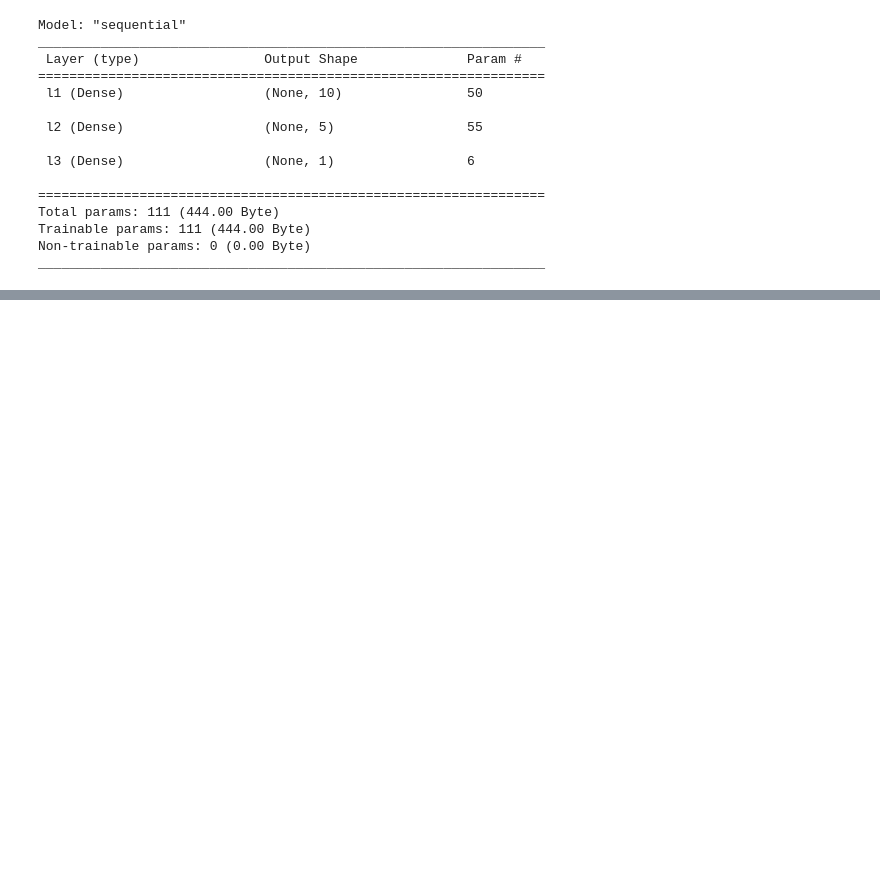
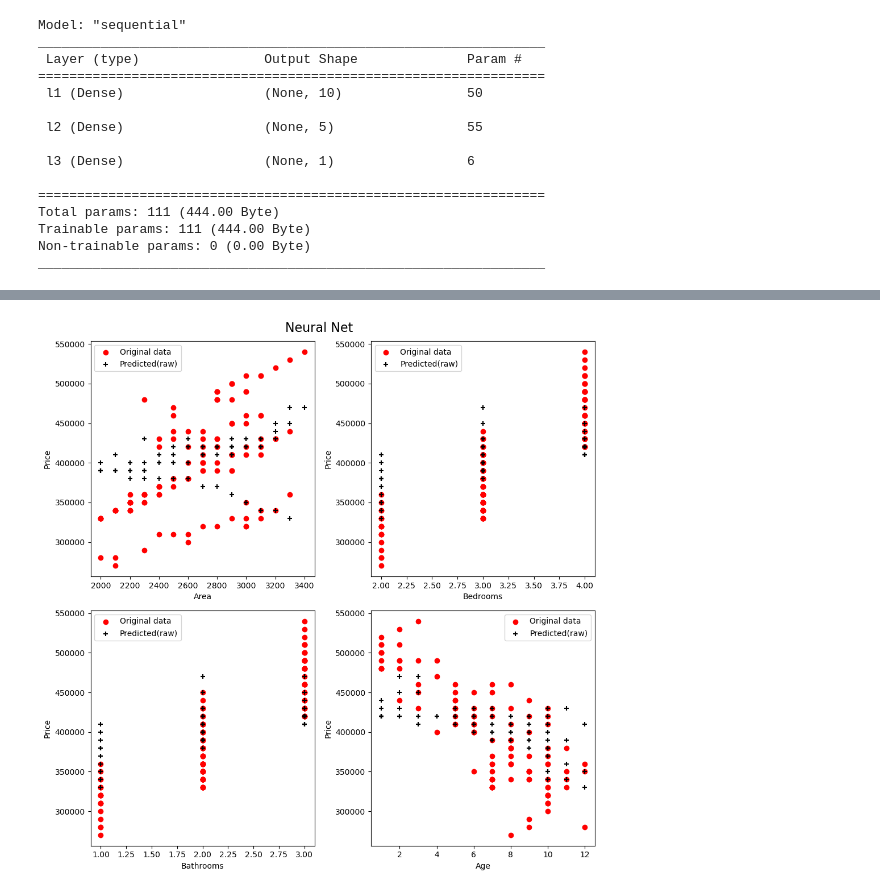
Before and after one commit to jayvatti/MLNotebookArchives, a Jupyter notebook: model_optimization.ipynb, the cells around one changed output, grey strips where cells are left out. Saved outputs shown, nothing was run; the diff lists cells and outputs as text; code cells hidden in the pictures; blank space fills up the shorter version.

```diff
--- a/model_optimization.ipynb
+++ b/model_optimization.ipynb
@@ -347,0 +363,16 @@ Extra - 0.2778365
+# %%
+prediction = new_model.predict(X_poly)
+
+#de_normalized = normalized * std(y) + mean(y)
+prediction_NN_UR = prediction * np.std(y_check) + np.mean(y_check)
+prediction_NN = np.round(prediction_NN_UR/ 10000) * 10000
+
+print("Prediction_NN:\n",prediction_NN[:5,:].reshape(-1,),"...")
+print("\nOriginal data:\n",data_denorm[:5,-1],"...")
+
+mse_calculater = MeanSquaredError()
+dataset_mse = ((prediction_NN.reshape(-1,)/100000 - data_denorm[:,-1]/100000) ** 2).mean()
+
+#factored by /100000
+#compare with multipleFeatureLinearRegression.ipynb
+print(f"\nDataset MSE: {dataset_mse}")
@@ -347,0 +388,22 @@ Extra - 0.2778365
+# %%
+
+fig, axs = plt.subplots(2, 2, figsize=(10, 10))
+# Set a title for the entire figure
+fig.suptitle('Neural Net', fontsize=16)
+features = ['Area', 'Bedrooms', 'Bathrooms', 'Age']
+
+# looping over each subplot to plot data
+for i in range(2):
+    for j in range(2):
+        index = 2*i + j  # calculating the index
+        axs[i, j].scatter(X_check[:,index], y_check, marker='o', color='red', label='Original data')
+        axs[i, j].scatter(X_check[:,index], prediction_NN, marker='+', color='black', label='Predicted(raw)')
+        axs[i, j].set_xlabel(features[index])
+        axs[i, j].set_ylabel('Price')
+        axs[i, j].legend()
+
+# displaying the figure with subplots
+plt.tight_layout()
+plt.show()
+# %% [output]
+[figure, added]
```
Also changed, not shown: parts of 7 cells of this notebook.
